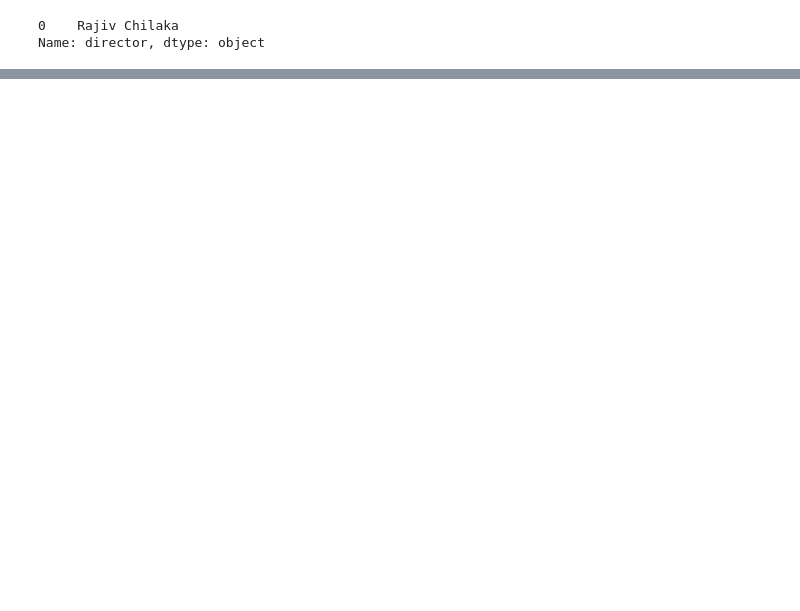
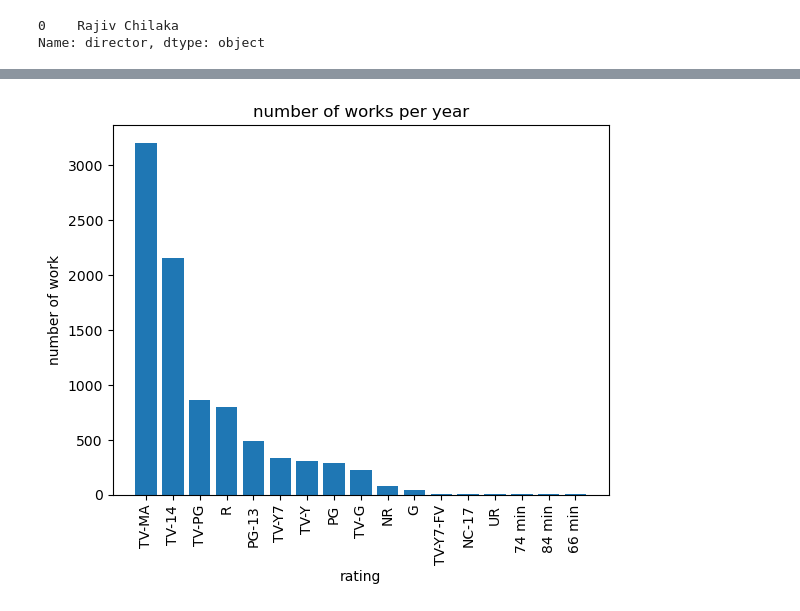
Before and after one commit to ouda-sadek/netflix-insights, a Jupyter notebook: Netflix_Data_Analysis.ipynb, the cells around one changed output, grey strips where cells are left out. Saved outputs shown, nothing was run; the diff lists cells and outputs as text; code cells hidden in the pictures; blank space fills up the shorter version.

```diff
--- a/Netflix_Data_Analysis.ipynb
+++ b/Netflix_Data_Analysis.ipynb
@@ -359,0 +438,14 @@ Name: director, dtype: object
+# %%
+rating_per_year = df.copy()
+rating = rating_per_year["rating"]
+rating_repartition = rating_per_year["rating"].value_counts()
+
+
+plt.bar(rating_repartition.index, rating_repartition.values)
+plt.xlabel("rating")
+plt.ylabel("number of work")
+plt.title("number of works per year")
+plt.xticks(rotation=90)
+plt.show()
+# %% [output]
+[figure, added]
```
Also changed, not shown: parts of 13 cells of this notebook, 1 other file.
